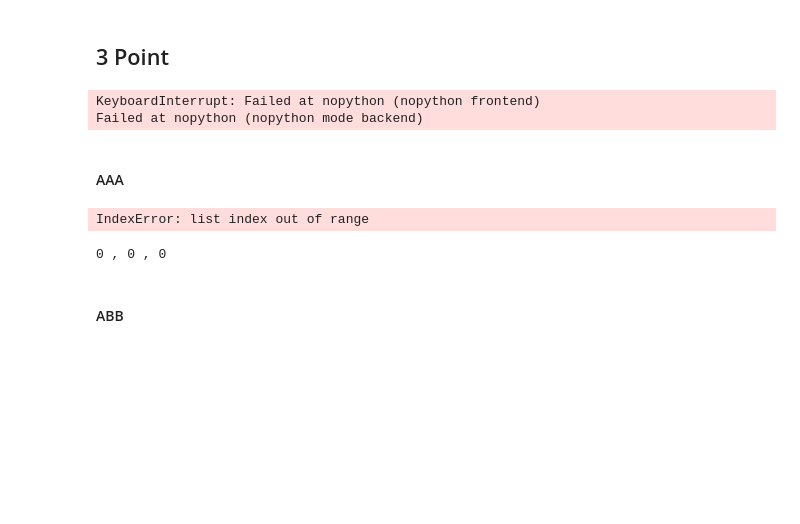
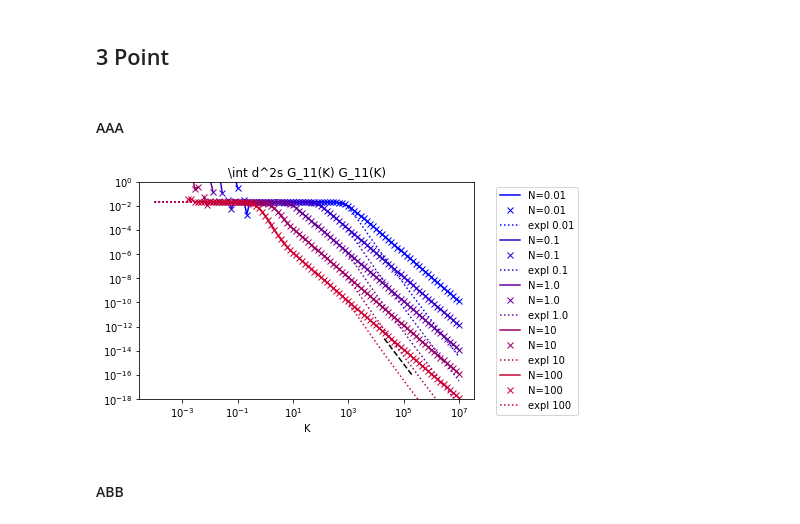
Before and after one commit to qmacAstanford/MultiPointCalculation, a Jupyter notebook: TestMultiPoint.ipynb, the cells around one changed output. Saved outputs shown, nothing was run; the diff lists cells and outputs as text; code cells hidden in the pictures; blank space fills up the shorter version.

```diff
--- a/TestMultiPoint.ipynb
+++ b/TestMultiPoint.ipynb
@@ -23,12 +20,12 @@ def plotlog(x, y, alpha, xrange=1, numx=2):
 # %% [markdown]
 ## 2 point
 # %%
-nlam=3
+nlam=1
 ORDEig=25
 d=3
 mu=0
 
-nkpts=500
+nkpts=100
 K=np.logspace(-5,7,nkpts)
 props=[] # list of propagators at each K
 for ii in range(0,nkpts):
@@ -80,15 +75,15 @@ for ii in range(0,nkpts):
 fig, ax = plt.subplots()
 for ii in range(0,len(N)):
     col=float(ii)/len(N)
-    ax.loglog(K.real,abs(ana[:,ii]),\
+    ax.loglog(K.real,ana[:,ii].real/N[ii]**2,\
                 color=[col, 0.0, 1-col],label='resum '+str(N[ii]))
-    ax.loglog(K.real,abs(dub[:,ii]),'--',\
+    ax.loglog(K.real,dub[:,ii].real/N[ii]**2,'--',\
                 color=[col, 0.0, 1-col],label='expl '+str(N[ii]))
 ax.legend(bbox_to_anchor=(1.05,1),loc=2)
 plotlog(2e4,1e-7,-2)
 ax.set_xlabel('K')
 ax.set_title('AB')
-ax.set_ylim([10**-15,100000])
+ax.set_ylim([10**-15,1])
 plt.show()
 # %% [markdown]
 ## 3 Point
@@ -98,20 +93,13 @@ ORDEig=3
 d=3
 mu=0
 
-nkpts=300
+nkpts=100
 K=np.logspace(-4,7,nkpts)
 props1=[] # list of propagators at each K
 props2=[] # list of propagators at each K
 for ii in range(0,nkpts):
-
-    name=ii
-    props1.append( propagator.propagator(name,K[ii],mu,nlam=nlam) )
-
-    name=ii+0.5
-    props2.append( propagator.propagator(name,K[ii],mu,nlam=nlam) )
+    props1.append( propagator.propagator(ii,K[ii],mu,nlam=nlam) )
+    props2.append( propagator.propagator(ii+0.5,K[ii],mu,nlam=nlam) )
-# %% [output]
-KeyboardInterrupt: Failed at nopython (nopython frontend)
-Failed at nopython (nopython mode backend)
 # %% [markdown]
 #### AAA
 # %%
@@ -138,25 +126,21 @@ for ii in range(0,nkpts):
                                     lam0_1,lam_1,\
                                     lam0_2,lam_2,\
                                     props1[ii],props2[ii])
-# %% [output]
-IndexError: list index out of range
 # %%
 fig, ax = plt.subplots()
 for ii in range(0,len(N)):
     col=float(ii)/len(N)
-    ax.loglog(K.real,abs(frs[:,ii].real),\
+    ax.loglog(K.real,frs[:,ii].real/N[ii]**3,\
                 color=[col, 0.0, 1-col],label='N='+str(N[ii]))
-    ax.loglog(K.real,abs(rsum[:,ii].real),\
+    ax.loglog(K.real,rsum[:,ii].real/N[ii]**3,'x',\
                 color=[col, 0.0, 1-col],label='N='+str(N[ii]))
-    ax.loglog(K.real,abs(exl[:,ii]),':',\
+    ax.loglog(K.real,exl[:,ii].real/N[ii]**3,':',\
                 color=[col, 0.0, 1-col],label='expl '+str(N[ii]))
-ax.legend()#bbox_to_anchor=(1.05,1),loc=2)
+ax.legend(bbox_to_anchor=(1.05,1),loc=2)
 plotlog(2e4,1e-13,-3)
 ax.set_xlabel('K')
-#ax.set_title('A'+str(lam_1)+',A'+str(lam_2)+',A'+str(lam0_2))
 ax.set_title('\int d^2s G_11(K) G_11(K)')
-ax.set_ylim([10**-18,10**2])
-print(lam_1,',',lam_2,',',lam0_2)
+ax.set_ylim([10**-18,1])
 plt.show()
 # %% [output]
-0 , 0 , 0
+[figure, added]
```
Also changed, not shown: parts of 19 cells of this notebook, 6 other files.
